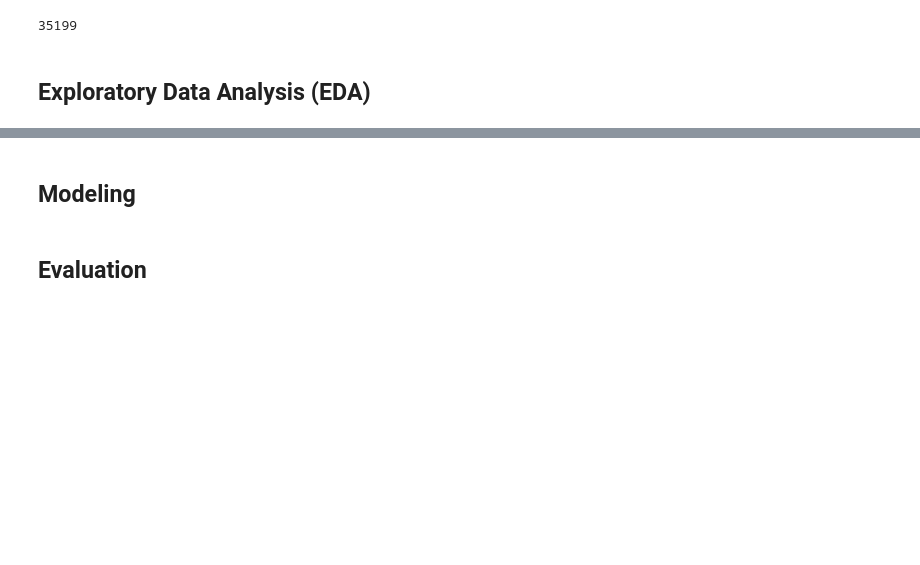
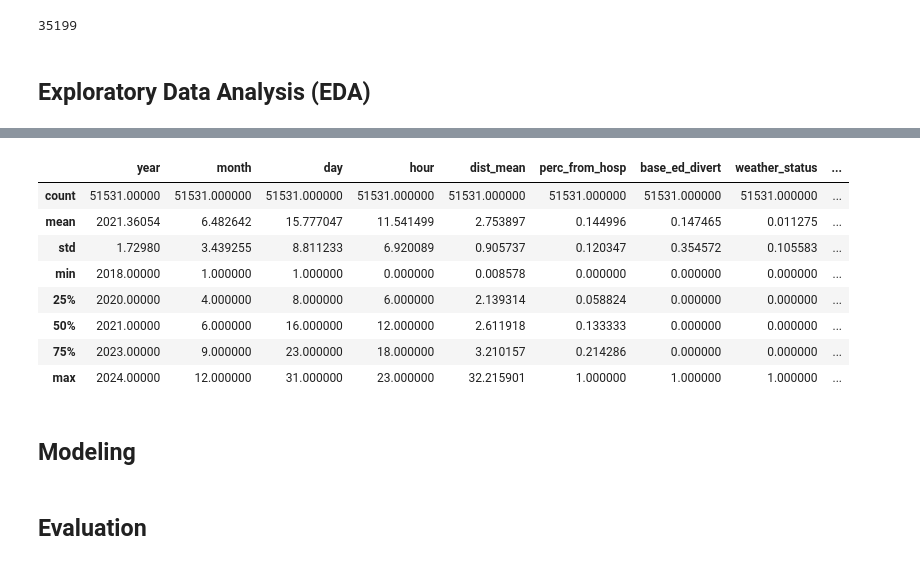
Before and after one commit to n2b8/EMS_Response_Performance_Analysis, a Jupyter notebook: index.ipynb, the cells around one changed output, grey strips where cells are left out. Cells and saved outputs as stored; diff of their text form; code cells hidden in the pictures; blank space fills up the shorter version.

```diff
--- a/index.ipynb
+++ b/index.ipynb
@@ -226,3 +247,16 @@ data = pd.get_dummies(data, columns=['day_of_week'], drop_first=True)
+# %%
+# One last inspection
+data.describe()
+# %% [output]
+|  | year | month | day | hour | dist_mean | perc_from_hosp | base_ed_divert | weather_status | ... |
+| count | 51531.00000 | 51531.000000 | 51531.000000 | 51531.000000 | 51531.000000 | 51531.000000 | 51531.000000 | 51531.000000 | ... |
+| mean | 2021.36054 | 6.482642 | 15.777047 | 11.541499 | 2.753897 | 0.144996 | 0.147465 | 0.011275 | ... |
+| std | 1.72980 | 3.439255 | 8.811233 | 6.920089 | 0.905737 | 0.120347 | 0.354572 | 0.105583 | ... |
+| min | 2018.00000 | 1.000000 | 1.000000 | 0.000000 | 0.008578 | 0.000000 | 0.000000 | 0.000000 | ... |
+| 25% | 2020.00000 | 4.000000 | 8.000000 | 6.000000 | 2.139314 | 0.058824 | 0.000000 | 0.000000 | ... |
+| 50% | 2021.00000 | 6.000000 | 16.000000 | 12.000000 | 2.611918 | 0.133333 | 0.000000 | 0.000000 | ... |
+| 75% | 2023.00000 | 9.000000 | 23.000000 | 18.000000 | 3.210157 | 0.214286 | 0.000000 | 0.000000 | ... |
+| max | 2024.00000 | 12.000000 | 31.000000 | 23.000000 | 32.215901 | 1.000000 | 1.000000 | 1.000000 | ... |
 # %% [markdown]
 ## Modeling
 # %% [markdown]
```
Also changed, not shown: parts of 1 cell of this notebook.
